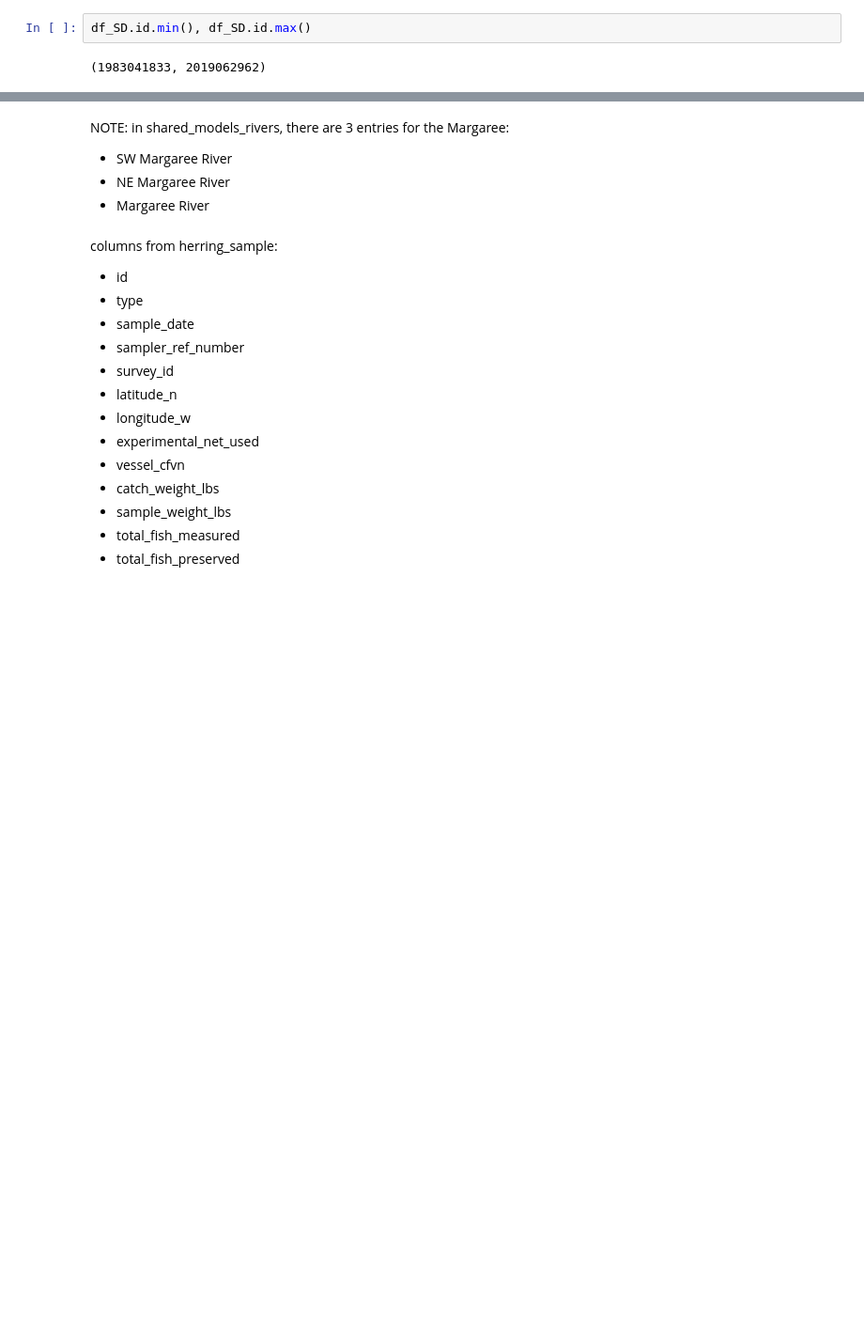
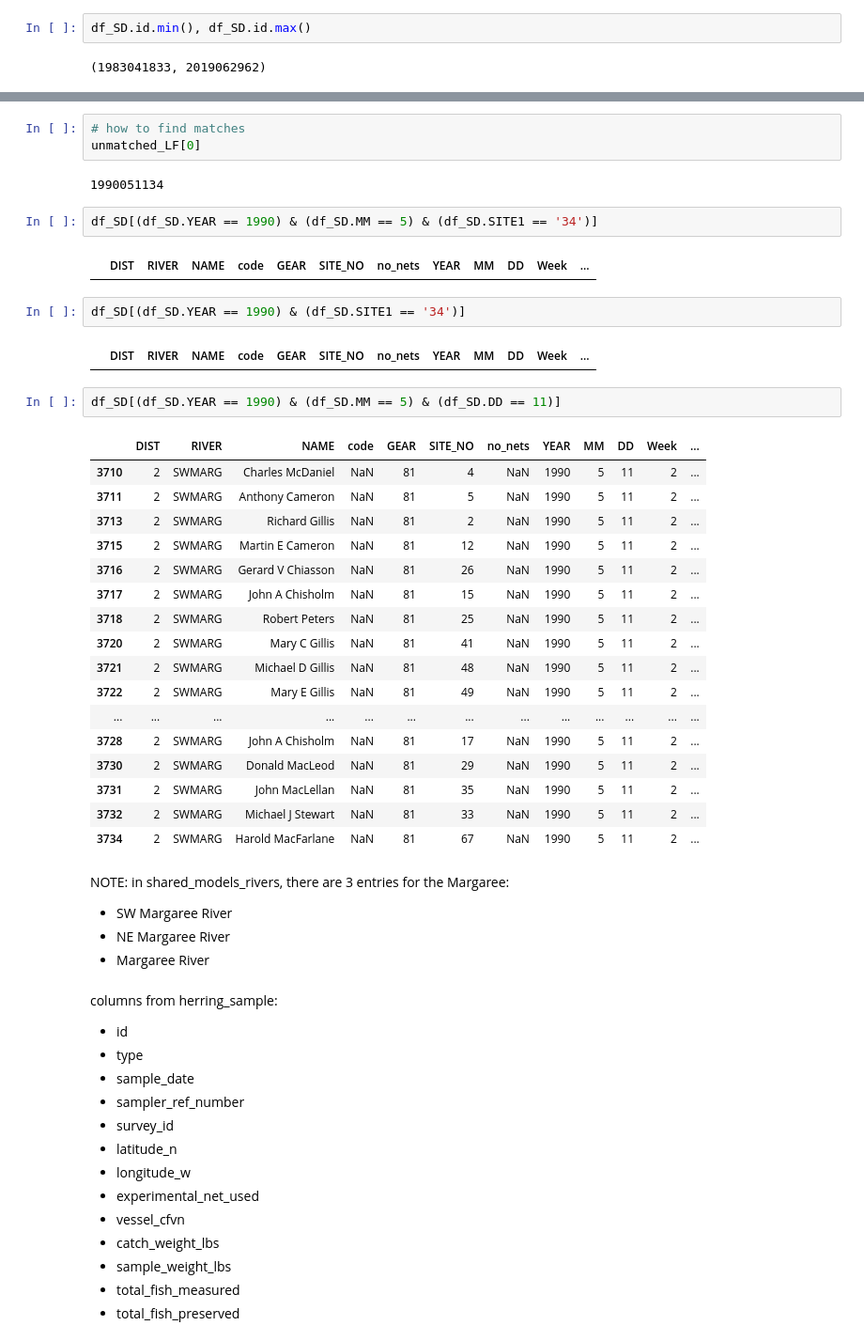
Before and after one commit to dfo-gulf-science/Gaspereau, a Jupyter notebook: 8. Data Wrangling length frequency and samples.ipynb, the cells around one changed output, grey strips where cells are left out. Shown: that part at 94% size. Drawn from its saved outputs; the diff is of its cells as text; blank space fills up the shorter version.

Commit message:
many unmatched entries

```diff
--- a/8. Data Wrangling length frequency and samples.ipynb
+++ b/8. Data Wrangling length frequency and samples.ipynb
@@ -255,3 +389,36 @@ df_SD.id.min(), df_SD.id.max()
+# %%
+# how to find matches
+unmatched_LF[0]
+# %% [output]
+1990051134
+# %%
+df_SD[(df_SD.YEAR == 1990) & (df_SD.MM == 5) & (df_SD.SITE1 == '34')]
+# %% [output]
+|  | DIST | RIVER | NAME | code | GEAR | SITE_NO | no_nets | YEAR | MM | DD | Week | ... |
+# %%
+df_SD[(df_SD.YEAR == 1990) & (df_SD.SITE1 == '34')]
+# %% [output]
+|  | DIST | RIVER | NAME | code | GEAR | SITE_NO | no_nets | YEAR | MM | DD | Week | ... |
+# %%
+df_SD[(df_SD.YEAR == 1990) & (df_SD.MM == 5) & (df_SD.DD == 11)]
+# %% [output]
+|  | DIST | RIVER | NAME | code | GEAR | SITE_NO | no_nets | YEAR | MM | DD | Week | ... |
+| 3710 | 2 | SWMARG | Charles McDaniel | NaN | 81 | 4 | NaN | 1990 | 5 | 11 | 2 | ... |
+| 3711 | 2 | SWMARG | Anthony Cameron | NaN | 81 | 5 | NaN | 1990 | 5 | 11 | 2 | ... |
+| 3713 | 2 | SWMARG | Richard Gillis | NaN | 81 | 2 | NaN | 1990 | 5 | 11 | 2 | ... |
+| 3715 | 2 | SWMARG | Martin E Cameron | NaN | 81 | 12 | NaN | 1990 | 5 | 11 | 2 | ... |
+| 3716 | 2 | SWMARG | Gerard V Chiasson | NaN | 81 | 26 | NaN | 1990 | 5 | 11 | 2 | ... |
+| 3717 | 2 | SWMARG | John A Chisholm | NaN | 81 | 15 | NaN | 1990 | 5 | 11 | 2 | ... |
+| 3718 | 2 | SWMARG | Robert Peters | NaN | 81 | 25 | NaN | 1990 | 5 | 11 | 2 | ... |
+| 3720 | 2 | SWMARG | Mary C Gillis | NaN | 81 | 41 | NaN | 1990 | 5 | 11 | 2 | ... |
+| 3721 | 2 | SWMARG | Michael D Gillis | NaN | 81 | 48 | NaN | 1990 | 5 | 11 | 2 | ... |
+| 3722 | 2 | SWMARG | Mary E Gillis | NaN | 81 | 49 | NaN | 1990 | 5 | 11 | 2 | ... |
+| ... | ... | ... | ... | ... | ... | ... | ... | ... | ... | ... | ... | ... |
+| 3728 | 2 | SWMARG | John A Chisholm | NaN | 81 | 17 | NaN | 1990 | 5 | 11 | 2 | ... |
+| 3730 | 2 | SWMARG | Donald MacLeod | NaN | 81 | 29 | NaN | 1990 | 5 | 11 | 2 | ... |
+| 3731 | 2 | SWMARG | John MacLellan | NaN | 81 | 35 | NaN | 1990 | 5 | 11 | 2 | ... |
+| 3732 | 2 | SWMARG | Michael J Stewart | NaN | 81 | 33 | NaN | 1990 | 5 | 11 | 2 | ... |
+| 3734 | 2 | SWMARG | Harold MacFarlane | NaN | 81 | 67 | NaN | 1990 | 5 | 11 | 2 | ... |
 # %% [markdown]
 NOTE: in shared_models_rivers, there are 3 entries for the Margaree:
 * SW Margaree River
```
Also changed, not shown: parts of 17 cells of this notebook.
